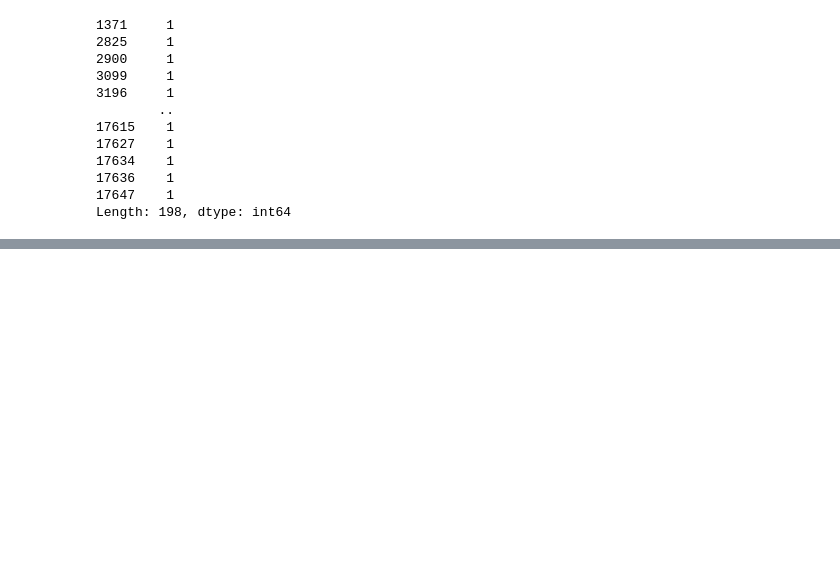
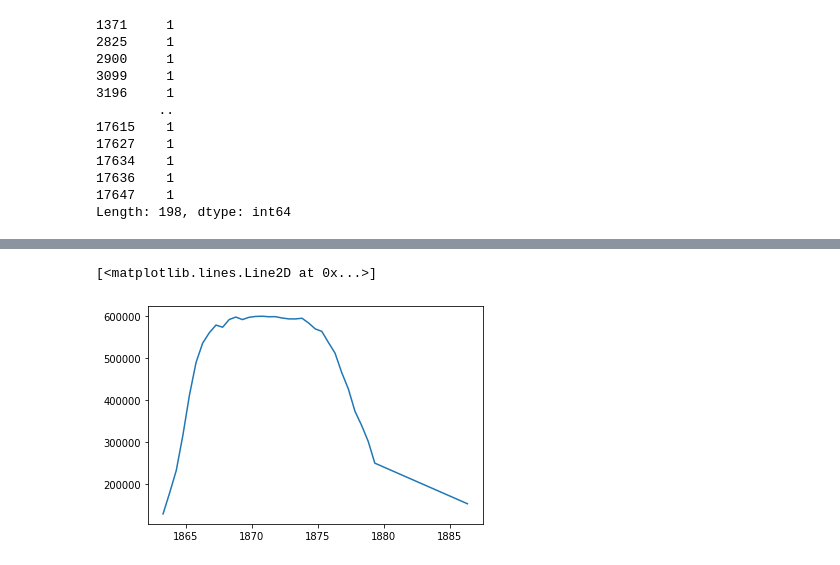
Before and after one commit to luizgmencucini/regression_filter, a Jupyter notebook: regression_filter.ipynb, the cells around one changed output, grey strips where cells are left out. Saved outputs shown, nothing was run; the diff lists cells and outputs as text; code cells hidden in the pictures; blank space fills up the shorter version.

```diff
--- a/regression_filter.ipynb
+++ b/regression_filter.ipynb
@@ -547,0 +880,2 @@ samp_010ms2.filterReg(17647, plot=True)
+# %%
+xic = getXIC(174.130388, 31.199694*60, tic, type='TI', ppm=15)
@@ -547,0 +902,5 @@ samp_010ms2.filterReg(17647, plot=True)
+# %%
+plt.plot(xic['rt'], xic['i'])
+# %% [output]
+[<matplotlib.lines.Line2D at 0x...>]
+[figure, added]
```
Also changed, not shown: parts of 43 cells of this notebook.
